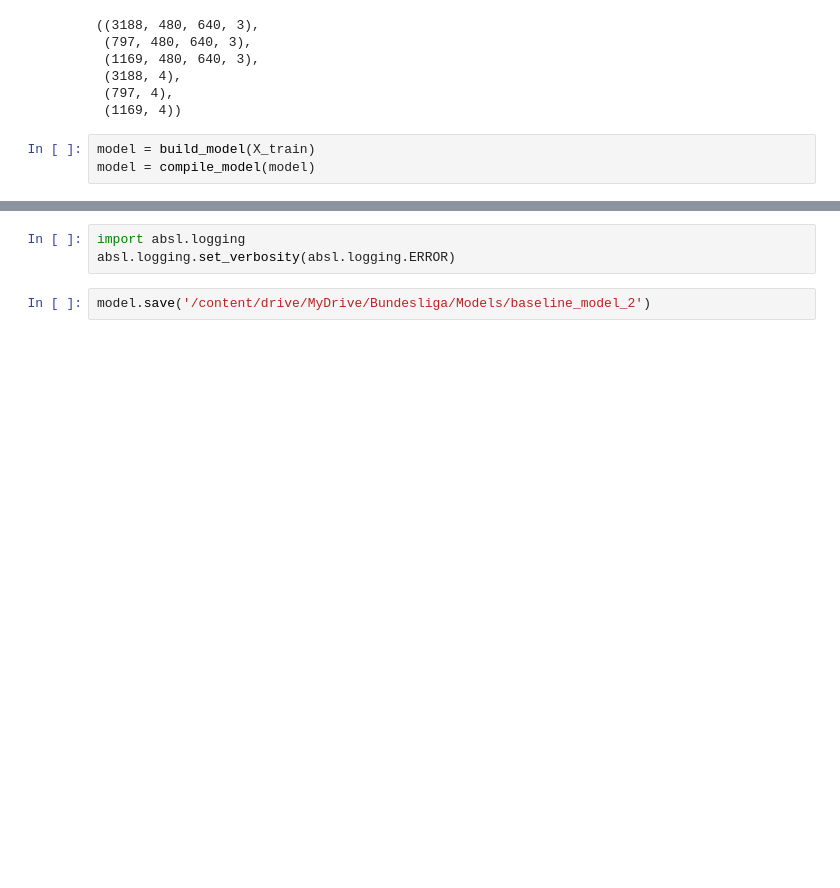
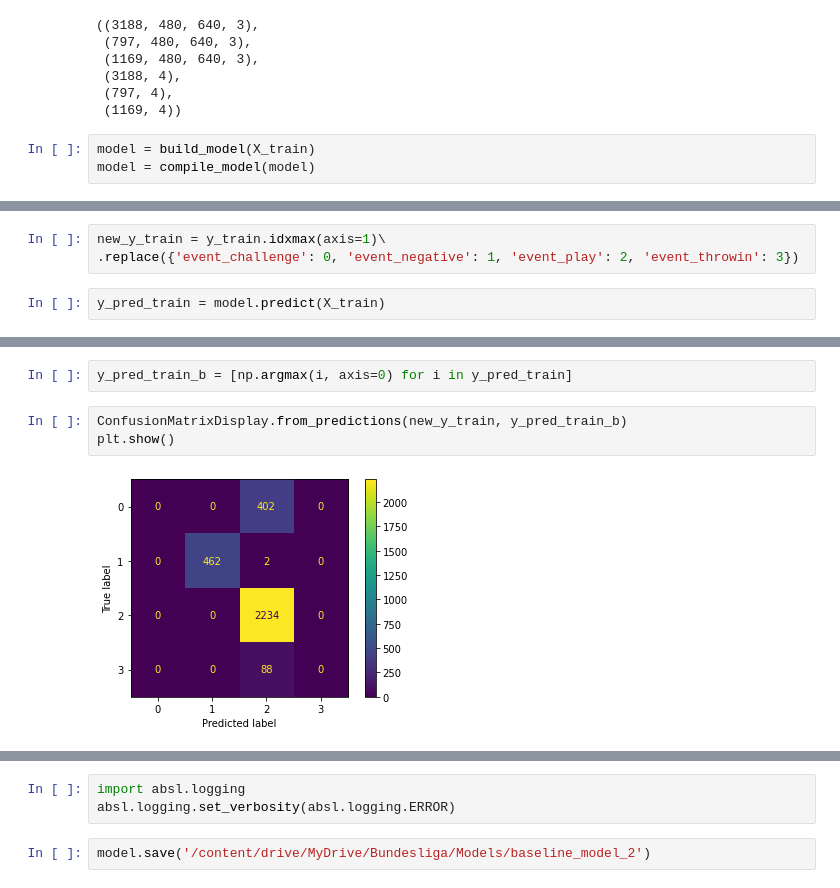
Before and after one commit to hmatzner/DFL-Bundesliga, a Jupyter notebook: Bundesliga - with functions.ipynb, the cells around one changed output, grey strips where cells are left out. Cells and saved outputs as stored; diff of their text form; blank space fills up the shorter version.

```diff
--- a/Bundesliga - with functions.ipynb
+++ b/Bundesliga - with functions.ipynb
@@ -387,0 +435,5 @@ Accuracy on the test set: 0.6818
+# %%
+new_y_train = y_train.idxmax(axis=1)\
+.replace({'event_challenge': 0, 'event_negative': 1, 'event_play': 2, 'event_throwin': 3})
+# %%
+y_pred_train = model.predict(X_train)
@@ -387,0 +442,7 @@ Accuracy on the test set: 0.6818
+# %%
+y_pred_train_b = [np.argmax(i, axis=0) for i in y_pred_train]
+# %%
+ConfusionMatrixDisplay.from_predictions(new_y_train, y_pred_train_b)
+plt.show()
+# %% [output]
+[figure, added]
```
Also changed, not shown: parts of 29 cells of this notebook.
